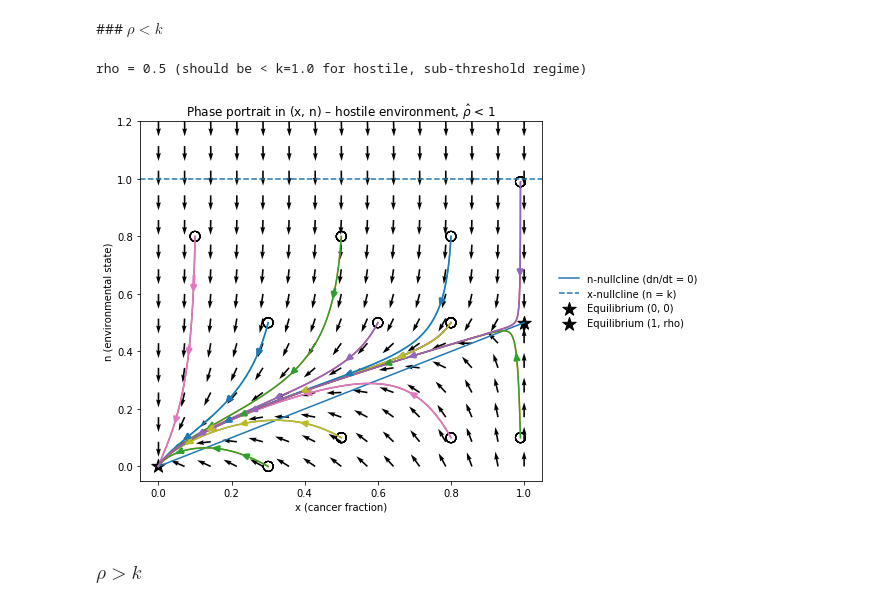
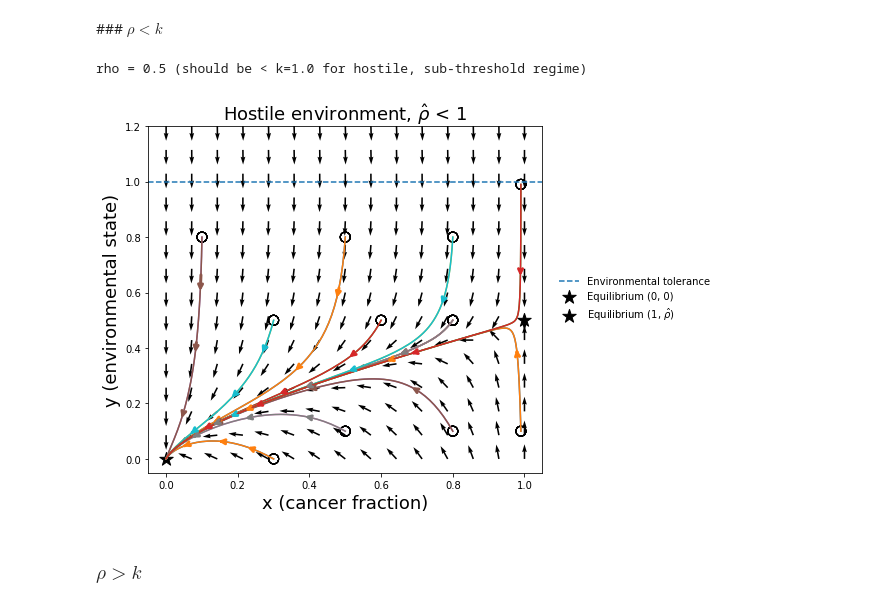
Before and after one commit to gyanezfeliu/dynamics_dormancy, a Jupyter notebook: EGT_paper.ipynb, the cells around one changed output. Saved outputs shown, nothing was run; the diff lists cells and outputs as text; code cells hidden in the pictures.

```diff
--- a/EGT_paper.ipynb
+++ b/EGT_paper.ipynb
@@ -210,11 +210,11 @@ ax.quiver(X, N, U_norm, V_norm, angles="xy")
 # n-nullcline: dn/dt = 0 -> n = rho * x
 x_nc = np.linspace(0.0, 1.0, 200)
 n_nc = rho * x_nc
-ax.plot(x_nc, n_nc, label="n-nullcline (dn/dt = 0)")
+#ax.plot(x_nc, n_nc, label="n-nullcline (dn/dt = 0)")
 
 # x-nullcline: dx/dt = 0 includes:
 # x = 0, x = 1, and n = k (for interior x)
-ax.axhline(k, linestyle="--", label="x-nullcline (n = k)")
+ax.axhline(k, linestyle="--", label="Environmental tolerance")
 # x=0 and x=1 are the boundaries of the domain, no extra line needed.
 
 
@@ -235,7 +235,7 @@ ax.scatter([1.0],
             marker="*",
             s=200,
             color='k',
-            label="Equilibrium (1, rho)"
+            label=r"Equilibrium (1, $\hat\rho$)"
            )
 
 # Threshold point (mu*k/epsilon, k) is outside x in [0,1] when rho < k,
@@ -277,37 +277,37 @@ for x0, n0 in initial_conditions:
     add_arrows_to_line2D(line, n_arrows=3, lw=3)
 
     # Plot initial condition markers on top
     x0_list = [ic[0] for ic in initial_conditions]
     n0_list = [ic[1] for ic in initial_conditions]
 
     ax.scatter(
         x0_list, n0_list,
         marker="o",
         s=100,
         edgecolor="k",
         facecolor="none",
         #label="Initial conditions"
     )
 
 # --------------------------------
 # Formatting
 # --------------------------------
-ax.set_xlabel("x (cancer fraction)")
-ax.set_ylabel("n (environmental state)")
+ax.set_xlabel("x (cancer fraction)", fontsize=18)
+ax.set_ylabel("y (environmental state)", fontsize=18)
 ax.set_xlim(-0.05, 1.05)
 ax.set_ylim(-0.05, n_max)
-ax.set_title(r'Phase portrait in (x, n) – hostile environment, $\hat\rho$ < 1')
+ax.set_title(r'Hostile environment, $\hat\rho$ < 1', fontsize=18)
 
 # leave space on the right
 fig.tight_layout(rect=[0, 0, 0.8, 1])
 # legend outside
 ax.legend(loc="center left", bbox_to_anchor=(1.02, 0.5), frameon=False)
 #fig.savefig(f'Figures/hostile_rhohat<1.png', dpi=300)
 
 plt.show()
 # %% [output]
 rho = 0.5 (should be < k=1.0 for hostile, sub-threshold regime)
-[figure, old version]
+[figure, new version]
 # %% [markdown]
 ### $\rho > k$
 # %% [markdown]
```
Also changed, not shown: parts of 8 cells of this notebook, 3 other files.
